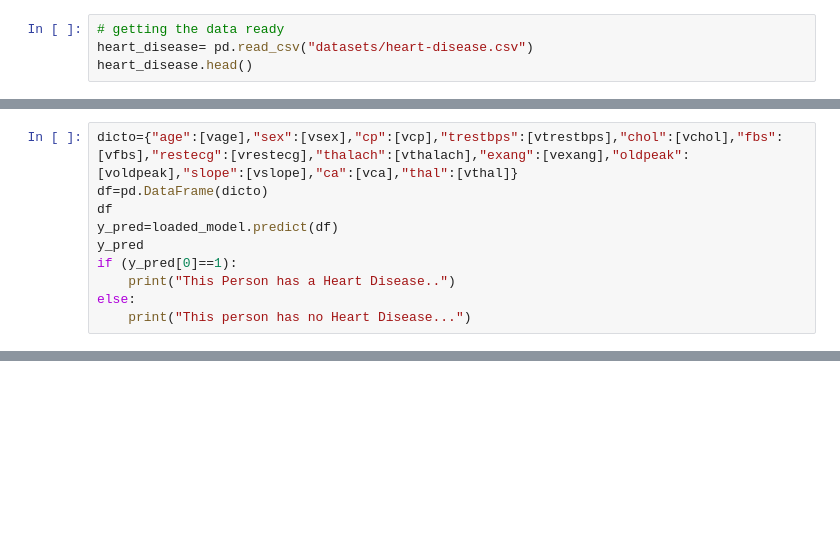
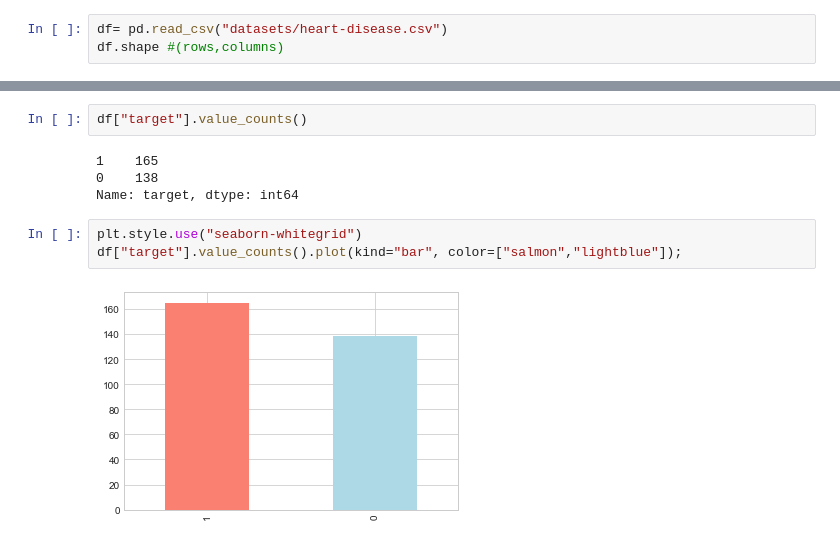
Before and after one commit to sahebdatas/Heart-disease-Detection-project, a Jupyter notebook: Heart-disease-Detection.ipynb, the cells around one changed output, grey strips where cells are left out. Drawn from its saved outputs; the diff is of its cells as text; blank space fills up the shorter version.

```diff
--- a/Heart-disease-Detection.ipynb
+++ b/Heart-disease-Detection.ipynb
@@ -14,5 +109,4 @@ import pickle
 # %%
-# getting the data ready
-heart_disease= pd.read_csv("datasets/heart-disease.csv")
-heart_disease.head()
+df= pd.read_csv("datasets/heart-disease.csv")
+df.shape #(rows,columns)
 # %% [output]
@@ -281,10 +113,0 @@ This person has no Heart Disease...
-# %%
-dicto={"age":[vage],"sex":[vsex],"cp":[vcp],"trestbps":[vtrestbps],"chol":[vchol],"fbs":[vfbs],"restecg":[vrestecg],"thalach":[vthalach],"exang":[vexang],"oldpeak":[voldpeak],"slope":[vslope],"ca":[vca],"thal":[vthal]}
-df=pd.DataFrame(dicto)
-df
-y_pred=loaded_model.predict(df)
-y_pred
-if (y_pred[0]==1):
-    print("This Person has a Heart Disease..")
-else:
-    print("This person has no Heart Disease...")
@@ -316,0 +157,11 @@ list
+# %%
+df["target"].value_counts()
+# %% [output]
+1    165
+0    138
+Name: target, dtype: int64
+# %%
+plt.style.use("seaborn-whitegrid")
+df["target"].value_counts().plot(kind="bar", color=["salmon","lightblue"]);
+# %% [output]
+[figure, added]
```
Also changed, not shown: parts of 118 cells of this notebook, 1 other file.
